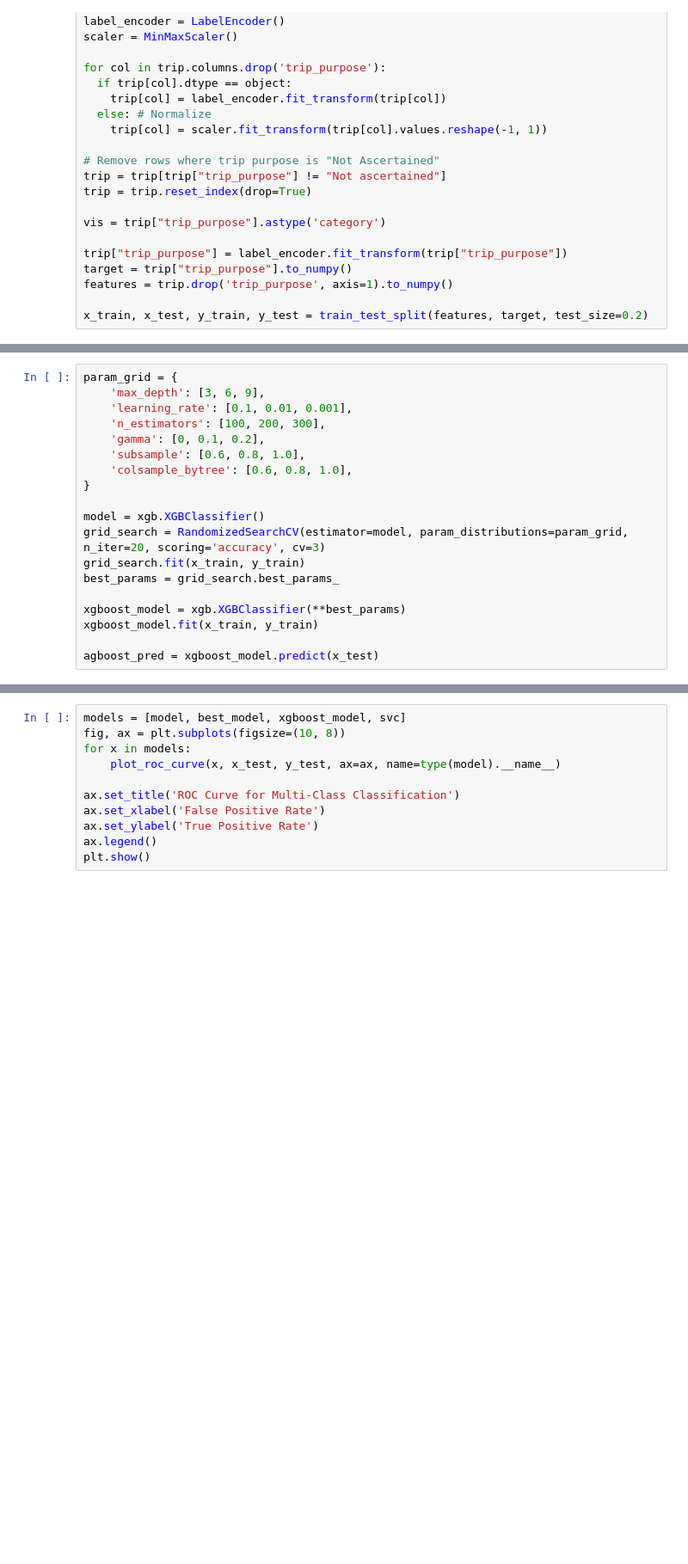
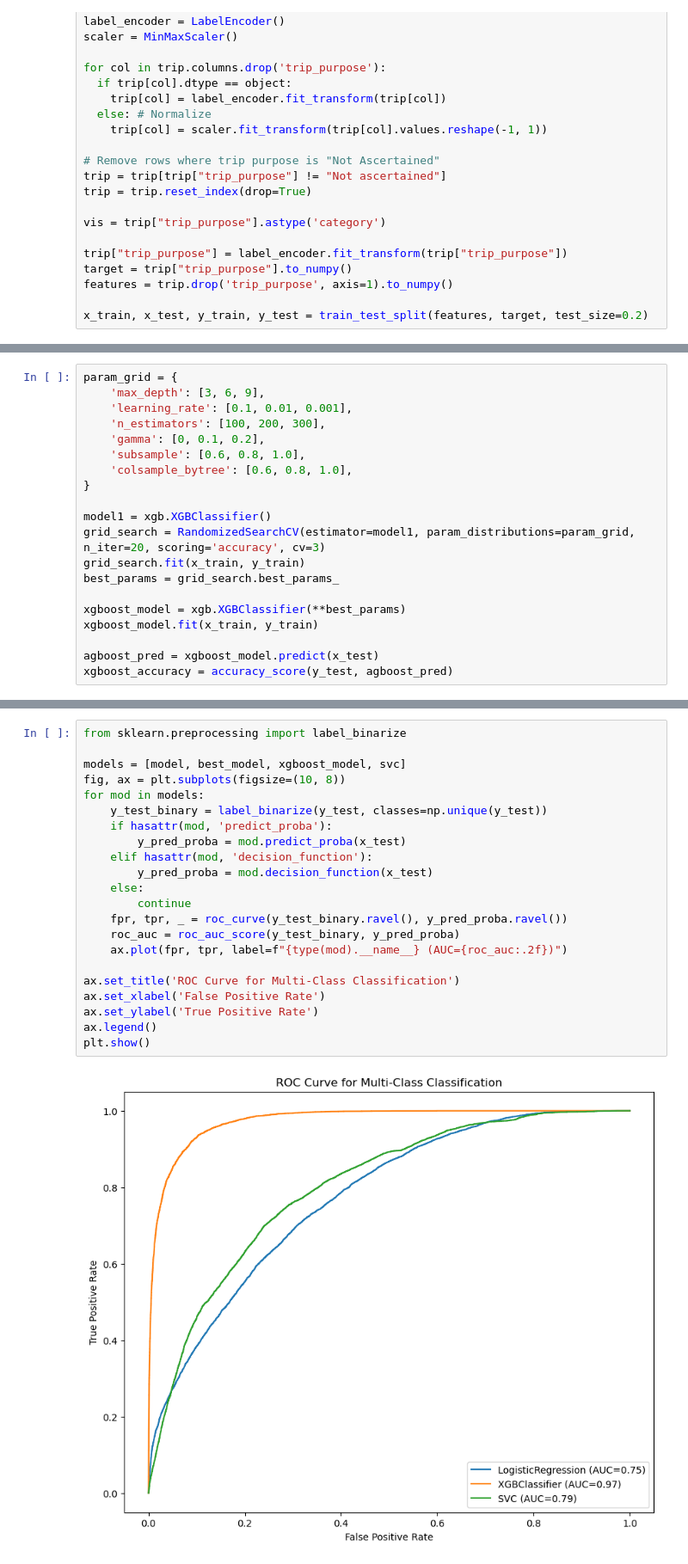
Before and after one commit to mfgeary/dsan5300-project, a Jupyter notebook: code/AUC_All_Models.ipynb, the cells around one changed output, grey strips where cells are left out. Shown at 86% size. Cells and saved outputs as stored; diff of their text form; blank space fills up the shorter version.

Commit message:
Fixed AUC plot.

```diff
--- a/code/AUC_All_Models.ipynb
+++ b/code/AUC_All_Models.ipynb
@@ -117,8 +120,8 @@ param_grid = {
     'colsample_bytree': [0.6, 0.8, 1.0],
 }
 
-model = xgb.XGBClassifier()
-grid_search = RandomizedSearchCV(estimator=model, param_distributions=param_grid, n_iter=20, scoring='accuracy', cv=3)
+model1 = xgb.XGBClassifier()
+grid_search = RandomizedSearchCV(estimator=model1, param_distributions=param_grid, n_iter=20, scoring='accuracy', cv=3)
 grid_search.fit(x_train, y_train)
 best_params = grid_search.best_params_
 
@@ -126,6 +129,7 @@ xgboost_model = xgb.XGBClassifier(**best_params)
 xgboost_model.fit(x_train, y_train)
 
 agboost_pred = xgboost_model.predict(x_test)
+xgboost_accuracy = accuracy_score(y_test, agboost_pred)
 # %%
 best_c = 10
 best_kernel = "poly"
@@ -138,11 +141,24 @@ NameError: name 'x_train' is not defined
 # %%
+from sklearn.preprocessing import label_binarize
+
 models = [model, best_model, xgboost_model, svc]
 fig, ax = plt.subplots(figsize=(10, 8))
-for x in models:
-    plot_roc_curve(x, x_test, y_test, ax=ax, name=type(model).__name__)
+for mod in models:
+    y_test_binary = label_binarize(y_test, classes=np.unique(y_test))
+    if hasattr(mod, 'predict_proba'):
+        y_pred_proba = mod.predict_proba(x_test)
+    elif hasattr(mod, 'decision_function'):
+        y_pred_proba = mod.decision_function(x_test)
+    else:
+        continue
+    fpr, tpr, _ = roc_curve(y_test_binary.ravel(), y_pred_proba.ravel())
+    roc_auc = roc_auc_score(y_test_binary, y_pred_proba)
+    ax.plot(fpr, tpr, label=f"{type(mod).__name__} (AUC={roc_auc:.2f})")
 
 ax.set_title('ROC Curve for Multi-Class Classification')
 ax.set_xlabel('False Positive Rate')
 ax.set_ylabel('True Positive Rate')
 ax.legend()
 plt.show()
+# %% [output]
+[figure, added]
```
Also changed, not shown: parts of 5 cells of this notebook, 2 other files.
